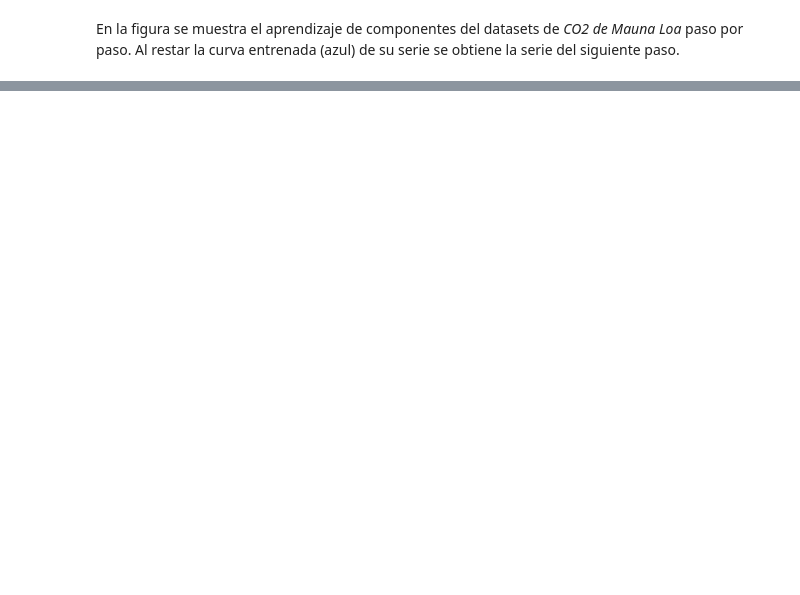
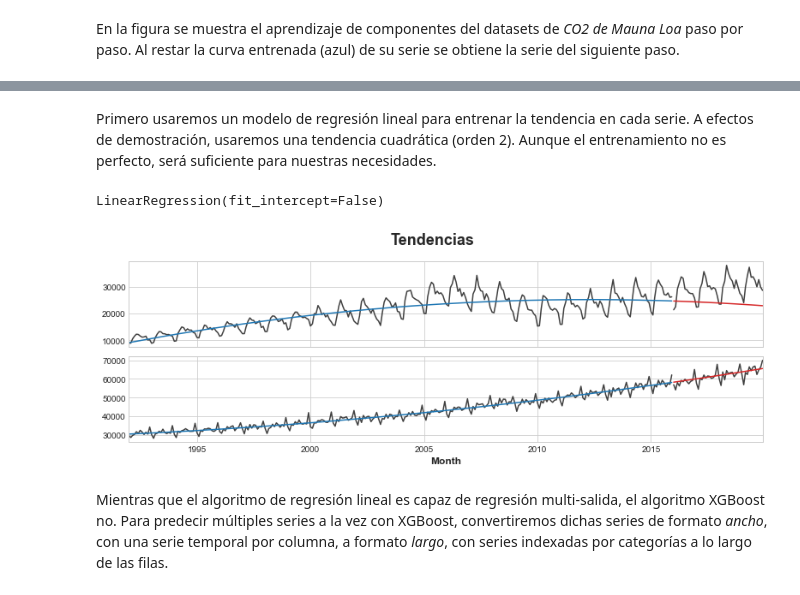
Before and after one commit to SgtSteiner/series-temporales, a Jupyter notebook: 5.modelos_hibridos/modelos_hibridos.ipynb, the cells around one changed output, grey strips where cells are left out. Cells and saved outputs as stored; diff of their text form; code cells hidden in the pictures; blank space fills up the shorter version.

Commit message:
add time series hybrid models

```diff
--- a/5.modelos_hibridos/modelos_hibridos.ipynb
+++ b/5.modelos_hibridos/modelos_hibridos.ipynb
@@ -32,0 +134,51 @@ Al sumar todos los componentes juntos que aprendimos obtenemos el modelo complet
+# %% [markdown]
+Primero usaremos un modelo de regresión lineal para entrenar la tendencia en cada serie. A efectos de demostración, usaremos una tendencia cuadrática (orden 2). Aunque el entrenamiento no es perfecto, será suficiente para nuestras necesidades.
+# %%
+y = retail.copy()
+
+# Crea features de tendencia
+dp = DeterministicProcess(
+    index=y.index,  # fechas de los datos de en entrenamiento
+    constant=True,  # intercept
+    order=2,        # tendencia cuadrática
+    drop=True,      # elimina términos para evitar colinearidad
+)
+X = dp.in_sample()  # features de los datos de entrenamiento
+# %%
+# Prueba en los años 2016-2019. Será más facil para nosotros después si
+# dividimos el índice de fechas en lugar de directamente el dataframe.
+idx_train, idx_test = train_test_split(
+    y.index, test_size=12 * 4, shuffle=False,
+)
+X_train, X_test = X.loc[idx_train, :], X.loc[idx_test, :]
+y_train, y_test = y.loc[idx_train], y.loc[idx_test]
+# %%
+# Entrena el modelo de tendencia
+model = LinearRegression(fit_intercept=False)
+model.fit(X_train, y_train)
+# %% [output]
+LinearRegression(fit_intercept=False)
+# %%
+# Hace predicciones
+y_fit = pd.DataFrame(
+    model.predict(X_train),
+    index=y_train.index,
+    columns=y_train.columns,
+)
+y_pred = pd.DataFrame(
+    model.predict(X_test),
+    index=y_test.index,
+    columns=y_test.columns,
+)
+# %%
+# Plot
+axs = y_train.plot(color='0.25', subplots=True, sharex=True)
+axs = y_test.plot(color='0.25', subplots=True, sharex=True, ax=axs)
+axs = y_fit.plot(color='C0', subplots=True, sharex=True, ax=axs)
+axs = y_pred.plot(color='C3', subplots=True, sharex=True, ax=axs)
+for ax in axs: ax.legend([])
+_ = plt.suptitle("Tendencias")
+# %% [output]
+[figure, added]
+# %% [markdown]
+Mientras que el algoritmo de regresión lineal es capaz de regresión multi-salida, el algoritmo XGBoost no. Para predecir múltiples series a la vez con XGBoost, convertiremos dichas series de formato *ancho*, con una serie temporal por columna, a formato *largo*, con series indexadas por categorías a lo largo de las filas.
```
Also changed, not shown: parts of 36 cells of this notebook, 1 other file.
